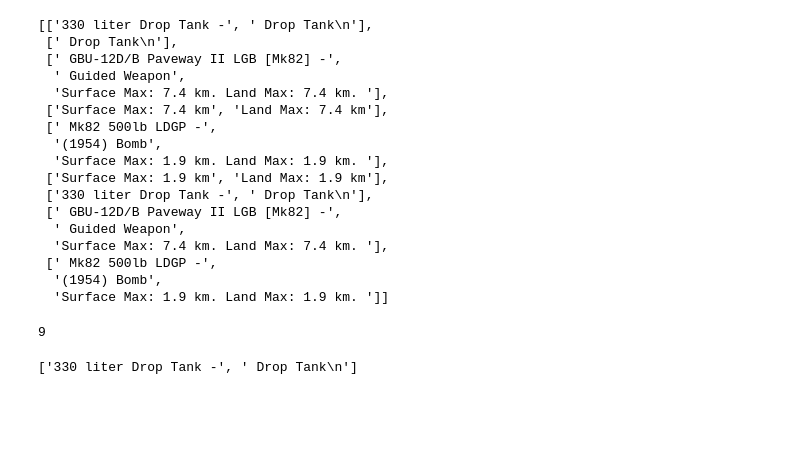
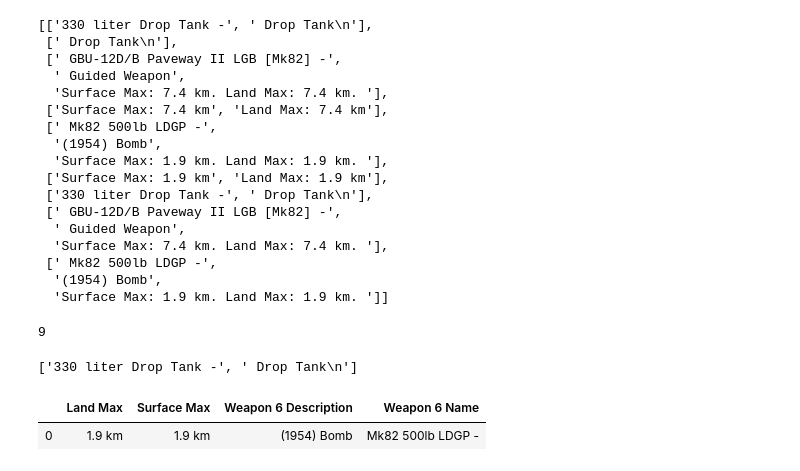
Before and after one commit to ashwineepandey/scrape-cmano, a Jupyter notebook: notebooks/explore_scraping_cmano_3.ipynb, the cells around one changed output. Cells and saved outputs as stored; diff of their text form; code cells hidden in the pictures; blank space fills up the shorter version.

```diff
--- a/notebooks/explore_scraping_cmano_3.ipynb
+++ b/notebooks/explore_scraping_cmano_3.ipynb
@@ -80,4 +100,4 @@ _list_val
 # %%
-_sublist = re.split(next_line_pattern, _list_val)
+_sublist = re.sub(next_line_pattern, "",_list_val)
 _sublist
 # %% [output]
@@ -86,6 +106,8 @@ _sublist
 #### Normal example
 # %%
 i = 1
+# %%
+_list = []
 # %%
 for i in range(len(flat_list)):
     _list_val = flat_list[i]
@@ -253,10 +268,30 @@ def read_table_three(soup, table_number):
     dict_keys = []
     dict_values = []
 
+    next_line_pattern = '\\n[\\t]+'
 
+    for i in range(len(flat_list)):
+        _list_val = flat_list[i]
+        _sublist = re.split(next_line_pattern, _list_val)
+        _sublist_2 = _sublist[-1].split(". ")
+        _sublist_2 = [i for i in _sublist_2 if i]
+        _list.append(_sublist)
+        _list.append(_sublist_2)
+
+    weapon_keys = []
+    weapon_values = []
+
+    for i in range(len(_sublist_2)):
+        _sublist_3 = _sublist_2[i].split(":")
+        weapon_key = _sublist_3[0]
+        weapon_value = _sublist_3[1]
+        weapon_keys.append(weapon_key)
+        weapon_values.append(weapon_value)
 
     for i in range(len(_list)):
         dict_keys_template = [f'Weapon {i+1} Name', f'Weapon {i+1} Description']
+
+    dict_keys = dict_keys_template + weapon_keys
 
     dict_values = _sublist[:2] + weapon_values
 
@@ -265,3 +300,10 @@ def read_table_three(soup, table_number):
     df_table_3 = pd.DataFrame().append(_dict, ignore_index=True)
 
     return df_table_3
+# %%
+df_table_3 = read_table_three(soup, 2)
+# %%
+df_table_3
+# %% [output]
+|  | Land Max | Surface Max | Weapon 6 Description | Weapon 6 Name |
+| 0 | 1.9 km | 1.9 km | (1954) Bomb | Mk82 500lb LDGP - |
```
Also changed, not shown: parts of 32 cells of this notebook, 4 other files.
